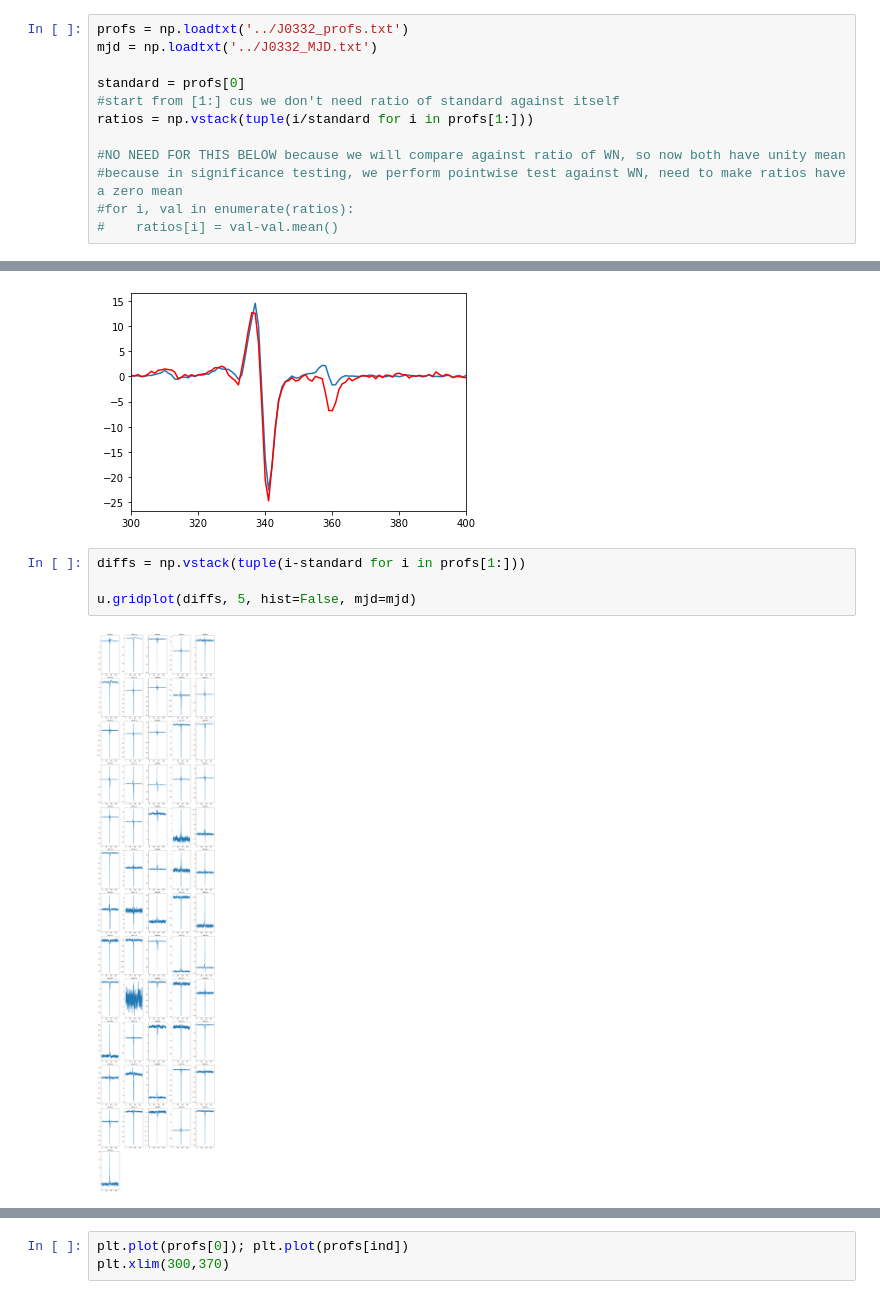
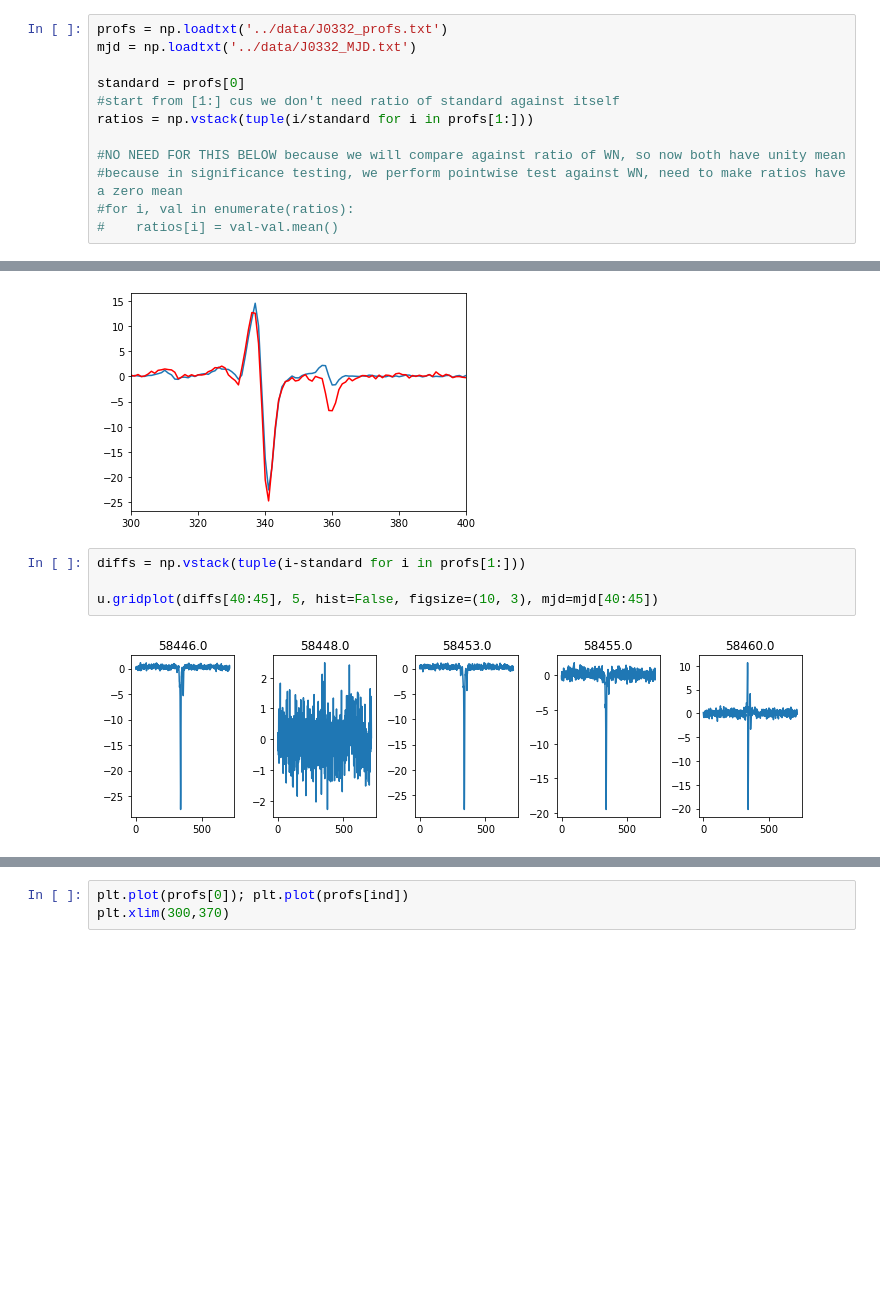
Before and after one commit to minyoungk99/IRES, a Jupyter notebook: other_notebooks/create_ratios_diffs.ipynb, the cells around one changed output, grey strips where cells are left out. Saved outputs shown, nothing was run; the diff lists cells and outputs as text; blank space fills up the shorter version.

```diff
--- a/other_notebooks/create_ratios_diffs.ipynb
+++ b/other_notebooks/create_ratios_diffs.ipynb
@@ -15,8 +12,8 @@ The autoreload extension is already loaded. To reload it, use:
 # %% [markdown]
 # Pick standard profile, say ind0, and take ratio of others against it
 # %%
-profs = np.loadtxt('../J0332_profs.txt')
-mjd = np.loadtxt('../J0332_MJD.txt')
+profs = np.loadtxt('../data/J0332_profs.txt')
+mjd = np.loadtxt('../data/J0332_MJD.txt')
 
 standard = profs[0]
 #start from [1:] cus we don't need ratio of standard against itself
@@ -66,6 +63,6 @@ plt.xlim(300,400)
 # %%
 diffs = np.vstack(tuple(i-standard for i in profs[1:]))
 
-u.gridplot(diffs, 5, hist=False, mjd=mjd)
+u.gridplot(diffs[40:45], 5, hist=False, figsize=(10, 3), mjd=mjd[40:45])
 # %% [output]
-[figure, old version]
+[figure, new version]
```
Also changed, not shown: parts of 3 cells of this notebook, 5 other files.
